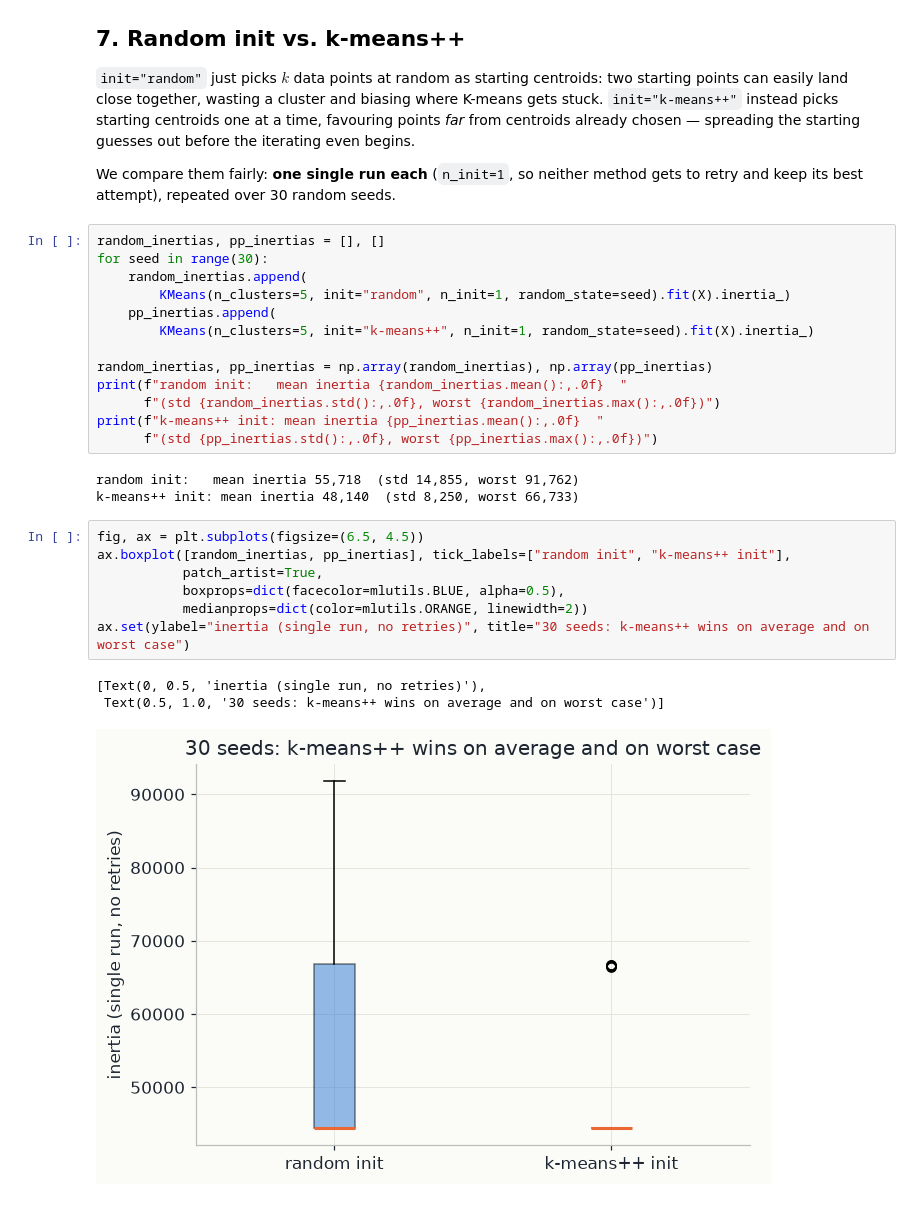
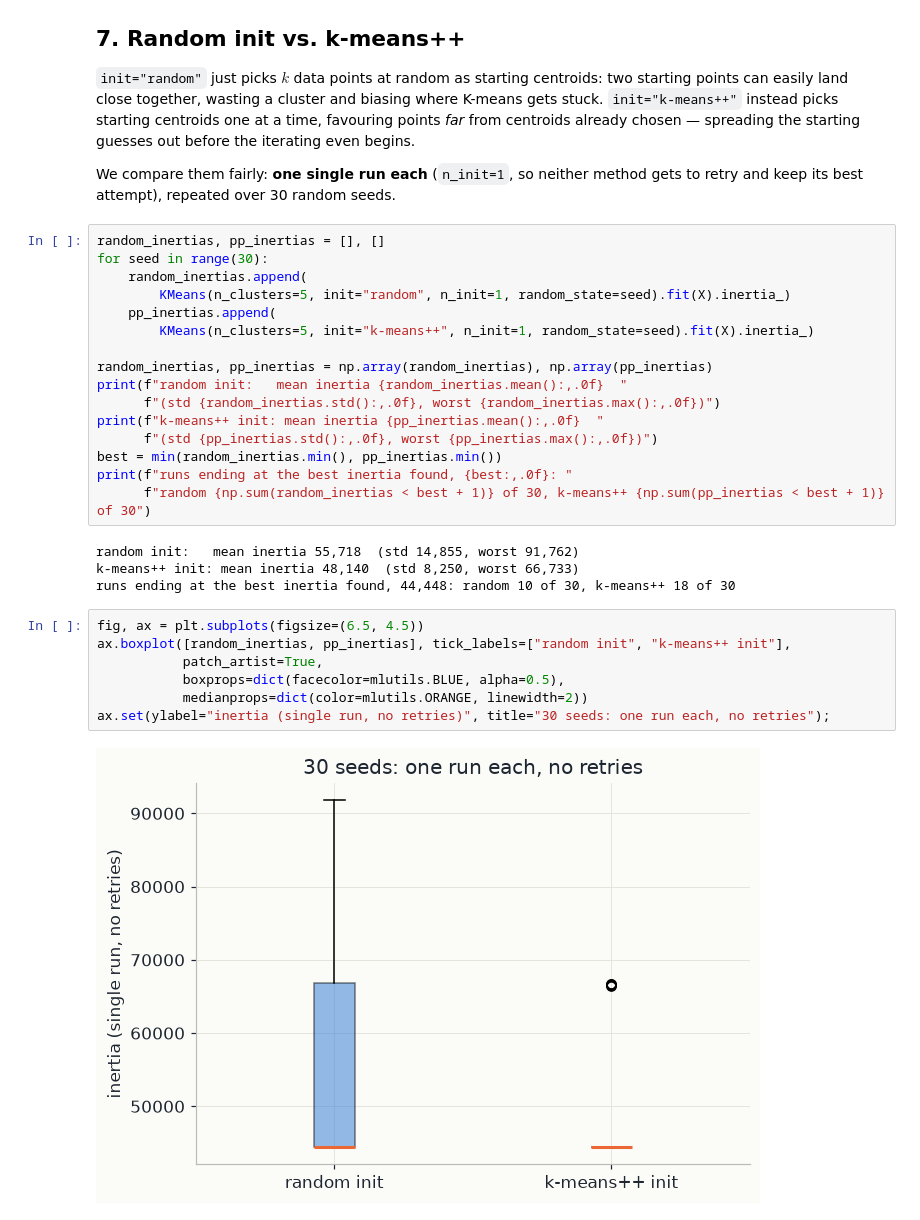
Before and after one commit to ElieRouphael/elierouphael.github.io, a Jupyter notebook: public/tutorials/ml-tour/notebooks/05_kmeans_and_kmeans_plusplus.ipynb, the cells around one changed output. Saved outputs shown, nothing was run; the diff lists cells and outputs as text.

```diff
--- a/public/tutorials/ml-tour/notebooks/05_kmeans_and_kmeans_plusplus.ipynb
+++ b/public/tutorials/ml-tour/notebooks/05_kmeans_and_kmeans_plusplus.ipynb
@@ -316,18 +315,20 @@ print(f"random init:   mean inertia {random_inertias.mean():,.0f}  "
       f"(std {random_inertias.std():,.0f}, worst {random_inertias.max():,.0f})")
 print(f"k-means++ init: mean inertia {pp_inertias.mean():,.0f}  "
       f"(std {pp_inertias.std():,.0f}, worst {pp_inertias.max():,.0f})")
+best = min(random_inertias.min(), pp_inertias.min())
+print(f"runs ending at the best inertia found, {best:,.0f}: "
+      f"random {np.sum(random_inertias < best + 1)} of 30, k-means++ {np.sum(pp_inertias < best + 1)} of 30")
 # %% [output]
 random init:   mean inertia 55,718  (std 14,855, worst 91,762)
 k-means++ init: mean inertia 48,140  (std 8,250, worst 66,733)
+runs ending at the best inertia found, 44,448: random 10 of 30, k-means++ 18 of 30
 # %%
 fig, ax = plt.subplots(figsize=(6.5, 4.5))
 ax.boxplot([random_inertias, pp_inertias], tick_labels=["random init", "k-means++ init"],
            patch_artist=True,
            boxprops=dict(facecolor=mlutils.BLUE, alpha=0.5),
            medianprops=dict(color=mlutils.ORANGE, linewidth=2))
-ax.set(ylabel="inertia (single run, no retries)", title="30 seeds: k-means++ wins on average and on worst case")
+ax.set(ylabel="inertia (single run, no retries)", title="30 seeds: one run each, no retries");
 # %% [output]
-[Text(0, 0.5, 'inertia (single run, no retries)'),
- Text(0.5, 1.0, '30 seeds: k-means++ wins on average and on worst case')]
-[figure, old version]
+[figure, new version]
 # %% [markdown]
```
Also changed, not shown: parts of 8 cells of this notebook, 6 other files.
